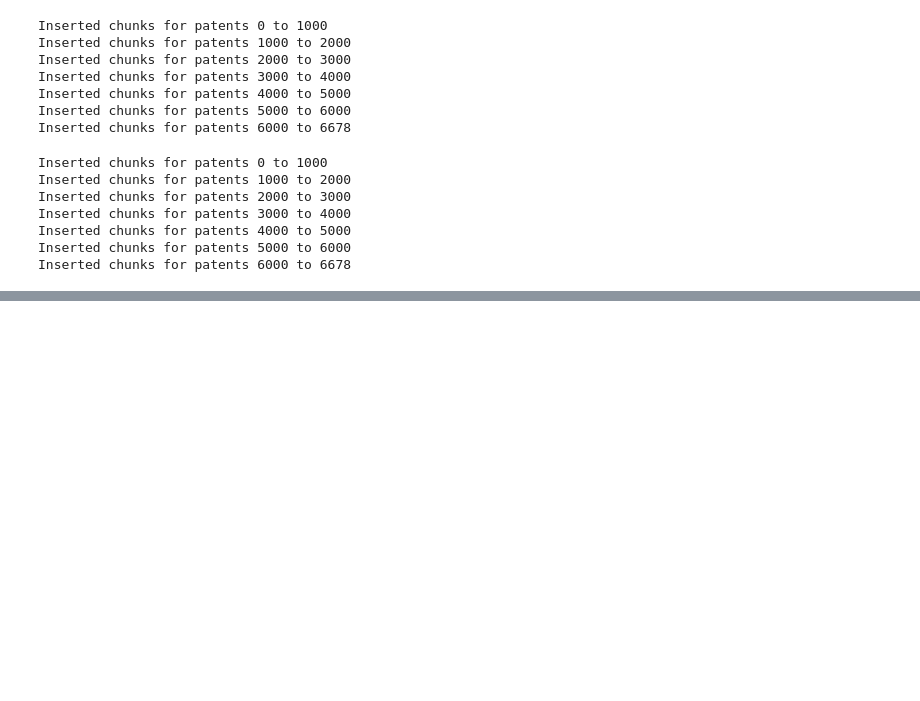
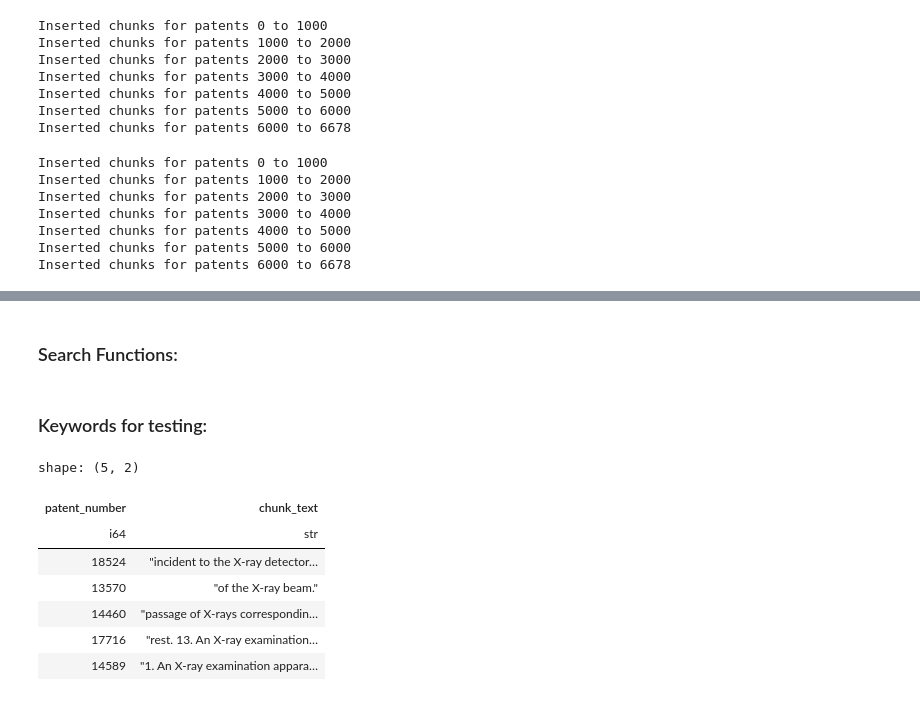
Before and after one commit to zdanielm/semantic_search, a Jupyter notebook: main.ipynb, the cells around one changed output, grey strips where cells are left out. Drawn from its saved outputs; the diff is of its cells as text; code cells hidden in the pictures; blank space fills up the shorter version.

```diff
--- a/main.ipynb
+++ b/main.ipynb
@@ -249,0 +253,13 @@ Inserted chunks for patents 6000 to 6678
+# %% [markdown]
+### Search Functions:
+# %%
+def semantic_search(keyword, chunk_db, embedding_model, fetch_size=10):
+    embedding = embedding_model.encode(keyword)
+
+    results = chunk_db \
+        .select(chunk_db.patent_number, chunk_db.chunk_text) \
+        .where(chunk_db.embedding.cosine_distance(embedding) < 0.6) \
+        .order_by(chunk_db.embedding.cosine_distance(embedding).asc()) \
+        .limit(fetch_size)
+
+    return pl.DataFrame(list(results.dicts())) if results.exists() else pl.DataFrame()
@@ -249,0 +325,2 @@ Inserted chunks for patents 6000 to 6678
+# %% [markdown]
+### Keywords for testing:
@@ -249,0 +337,17 @@ Inserted chunks for patents 6000 to 6678
+# %%
+res = semantic_search(
+    keyword_list[4],
+    minilm_noverlap,
+    mini_lm
+)
+
+res.head()
+# %% [output]
+shape: (5, 2)
+| patent_number | chunk_text |
+| i64 | str |
+| 18524 | "incident to the X-ray detector… |
+| 13570 | "of the X-ray beam." |
+| 14460 | "passage of X-rays correspondin… |
+| 17716 | "rest. 13. An X-ray examination… |
+| 14589 | "1. An X-ray examination appara… |
```
Also changed, not shown: parts of 19 cells of this notebook, 6 other files.
